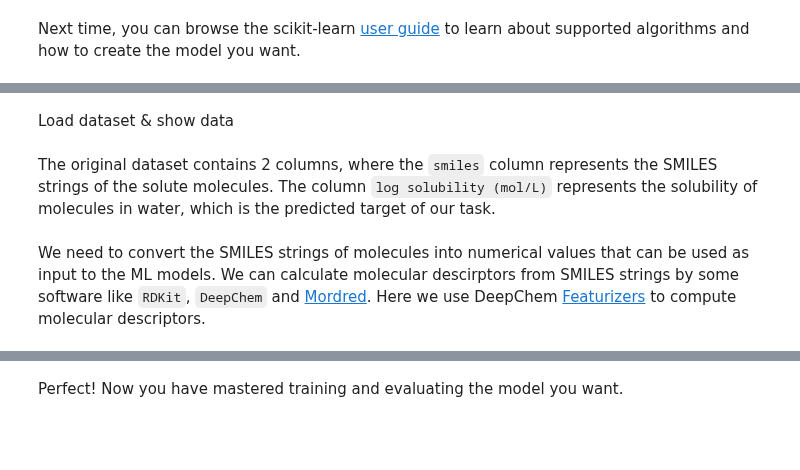
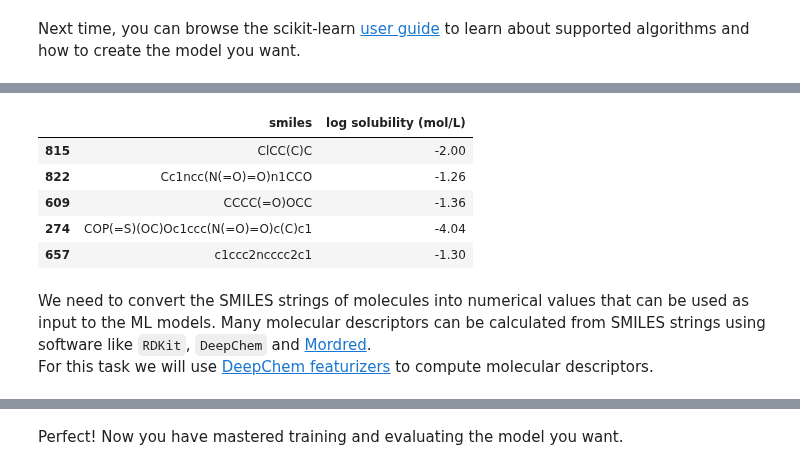
Before and after one commit to schwallergroup/ai4chem_course, a Jupyter notebook: notebooks/02 - Supervised Learning/training_and_evaluating_ml_models.ipynb, the cells around one changed output, grey strips where cells are left out. Drawn from its saved outputs; the diff is of its cells as text; code cells hidden in the pictures; blank space fills up the shorter version.

```diff
--- a/notebooks/02 - Supervised Learning/training_and_evaluating_ml_models.ipynb
+++ b/notebooks/02 - Supervised Learning/training_and_evaluating_ml_models.ipynb
@@ -94,19 +134,23 @@ Below is a simple example to show basic steps of regression tasks. **Our goal**
-# %% [markdown]
-Load dataset & show data
 # %%
 import pandas as pd
 
 # load dataset from a CSV file
 esol_df = pd.read_csv('data/esol.csv')
-esol_df
+esol_df.sample(5)
+# %% [output]
+|  | smiles | log solubility (mol/L) |
+| 815 | ClCC(C)C | -2.00 |
+| 822 | Cc1ncc(N(=O)=O)n1CCO | -1.26 |
+| 609 | CCCC(=O)OCC | -1.36 |
+| 274 | COP(=S)(OC)Oc1ccc(N(=O)=O)c(C)c1 | -4.04 |
+| 657 | c1ccc2ncccc2c1 | -1.30 |
-# %% [markdown]
-The original dataset contains 2 columns, where the `smiles` column represents the SMILES strings of the solute molecules. The column `log solubility (mol/L)` represents the solubility of molecules in water, which is the predicted target of our task.
 # %%
 # Get NumPy arrays from DataFrame for the input and target
 smiles = esol_df['smiles'].values
 y = esol_df['log solubility (mol/L)'].values
 # %% [markdown]
-We need to convert the SMILES strings of molecules into numerical values that can be used as input to the ML models. We can calculate molecular descirptors from SMILES strings by some software like `RDKit`, `DeepChem` and [Mordred](https://github.com/mordred-descriptor/mordred). Here we use DeepChem [Featurizers](https://deepchem.readthedocs.io/en/latest/api_reference/featurizers.html) to compute molecular descriptors.
+We need to convert the SMILES strings of molecules into numerical values that can be used as input to the ML models. Many molecular descriptors can be calculated from SMILES strings using software like `RDKit`, `DeepChem` and [Mordred](https://github.com/mordred-descriptor/mordred).\
+For this task we will use [DeepChem featurizers](https://deepchem.readthedocs.io/en/latest/api_reference/featurizers.html) to compute molecular descriptors.
 # %%
 # Here, we use molecular descriptors from RDKit, like molecular weight, number of valence electrons, maximum and minimum partial charge, etc.
 from deepchem.feat import RDKitDescriptors
```
Also changed, not shown: parts of 46 cells of this notebook, 1 other file.
